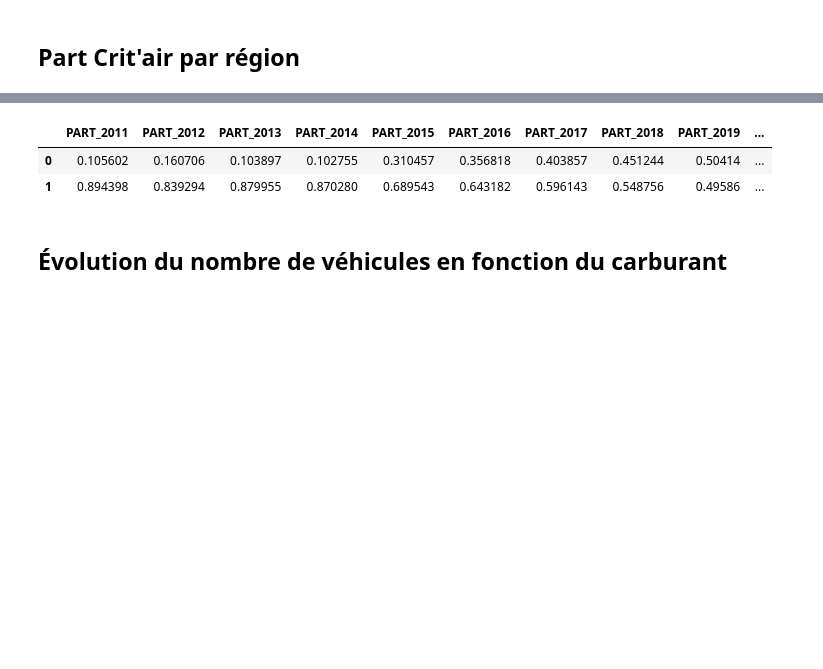
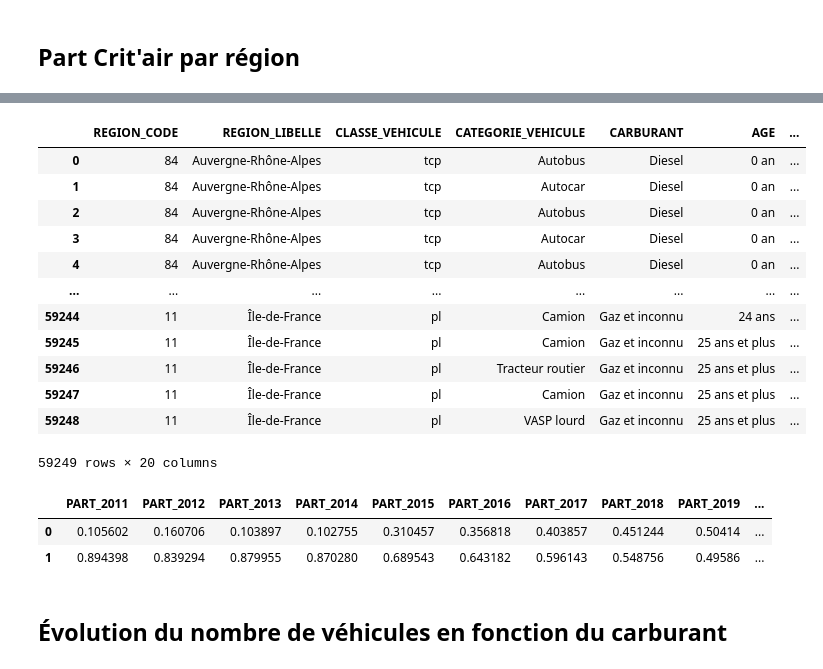
Before and after one commit to TheoLBTN/Projet-Python, a Jupyter notebook: Projet.ipynb, the cells around one changed output, grey strips where cells are left out. Saved outputs shown, nothing was run; the diff lists cells and outputs as text; code cells hidden in the pictures; blank space fills up the shorter version.

```diff
--- a/Projet.ipynb
+++ b/Projet.ipynb
@@ -266,3 +334,19 @@ for i in ["Crit'Air E","Crit'Air 1","Crit'Air 2","Crit'Air 3","Crit'Air 4","Crit
+# %%
+data
+# %% [output]
+|  | REGION_CODE | REGION_LIBELLE | CLASSE_VEHICULE | CATEGORIE_VEHICULE | CARBURANT | AGE | ... |
+| 0 | 84 | Auvergne-Rhône-Alpes | tcp | Autobus | Diesel | 0 an | ... |
+| 1 | 84 | Auvergne-Rhône-Alpes | tcp | Autocar | Diesel | 0 an | ... |
+| 2 | 84 | Auvergne-Rhône-Alpes | tcp | Autobus | Diesel | 0 an | ... |
+| 3 | 84 | Auvergne-Rhône-Alpes | tcp | Autocar | Diesel | 0 an | ... |
+| 4 | 84 | Auvergne-Rhône-Alpes | tcp | Autobus | Diesel | 0 an | ... |
+| ... | ... | ... | ... | ... | ... | ... | ... |
+| 59244 | 11 | Île-de-France | pl | Camion | Gaz et inconnu | 24 ans | ... |
+| 59245 | 11 | Île-de-France | pl | Camion | Gaz et inconnu | 25 ans et plus | ... |
+| 59246 | 11 | Île-de-France | pl | Tracteur routier | Gaz et inconnu | 25 ans et plus | ... |
+| 59247 | 11 | Île-de-France | pl | Camion | Gaz et inconnu | 25 ans et plus | ... |
+| 59248 | 11 | Île-de-France | pl | VASP lourd | Gaz et inconnu | 25 ans et plus | ... |
+59249 rows × 20 columns
 # %%
 ratiotot
 # %% [output]
```
Also changed, not shown: parts of 8 cells of this notebook.
